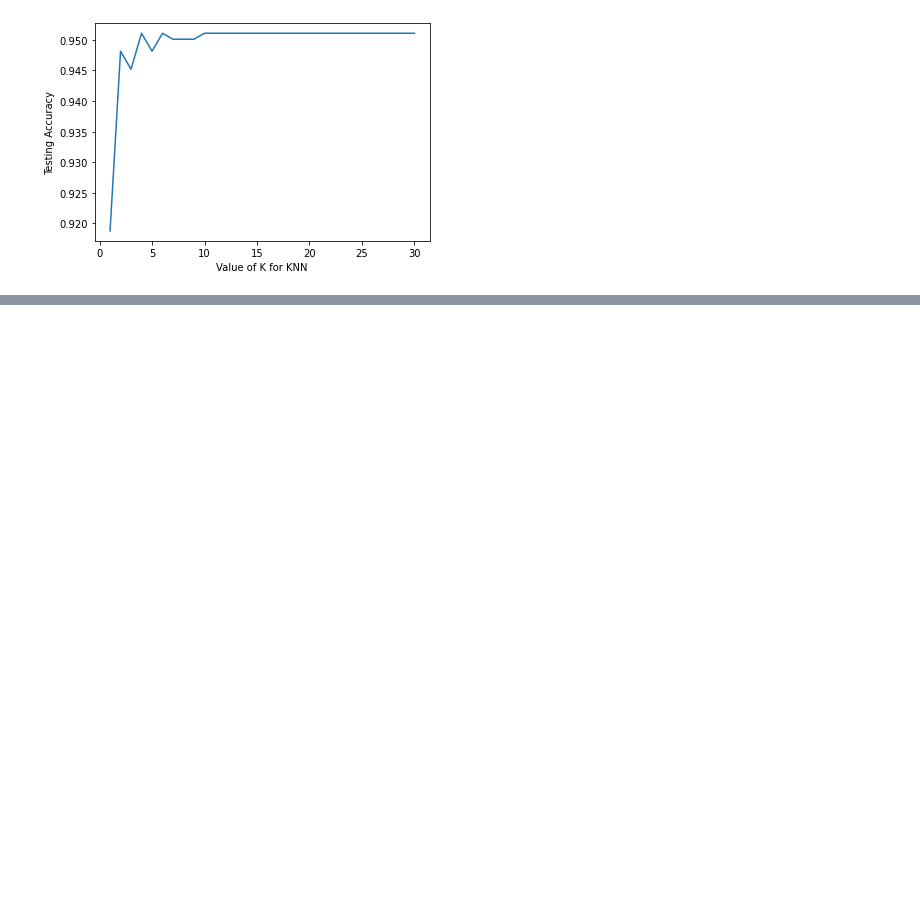
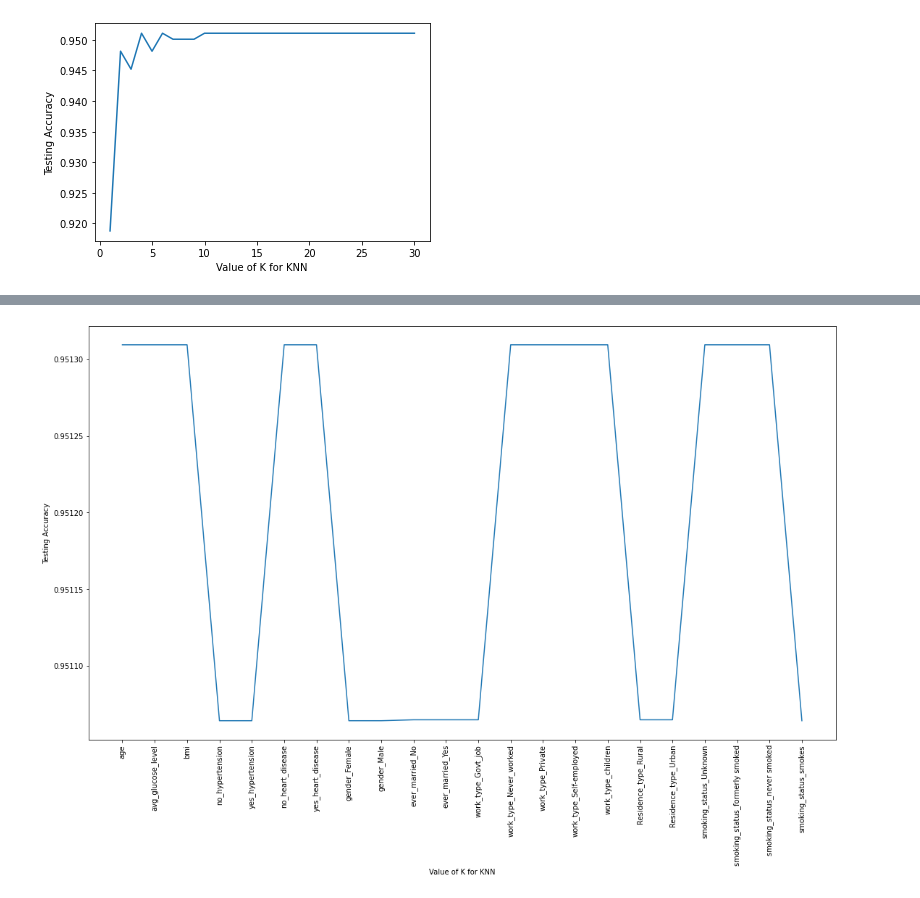
Before and after one commit to A-Sarayut/ML, a Jupyter notebook: Stroke_Prediction_assignment.ipynb, the cells around one changed output, grey strips where cells are left out. Cells and saved outputs as stored; diff of their text form; code cells hidden in the pictures; blank space fills up the shorter version.

```diff
--- a/Stroke_Prediction_assignment.ipynb
+++ b/Stroke_Prediction_assignment.ipynb
@@ -618,0 +681,21 @@ Text(0, 0.5, 'Testing Accuracy')
+# %%
+k_range = list(range(1, 31))
+k_mean_scores = []
+k_std_scores = []
+
+features = list(X_train_scaled.columns.values)
+for feature in features:
+    knn = KNeighborsClassifier(n_neighbors= min(best_Ks['k_mean'].index))
+    scores = cross_val_score(knn, X_train_scaled.drop(columns=feature), y_train, cv=10, scoring='accuracy')
+    k_mean_scores.append(scores.mean())
+    k_std_scores.append(scores.std())
+# %%
+fig = plt.gcf()
+plt.plot(features, k_mean_scores)
+plt.xlabel('Value of K for KNN')
+plt.ylabel('Testing Accuracy')
+plt.xticks(rotation='vertical')
+
+fig.set_size_inches(18.5, 10.5)
+# %% [output]
+[figure, added]
```
Also changed, not shown: parts of 18 cells of this notebook.
